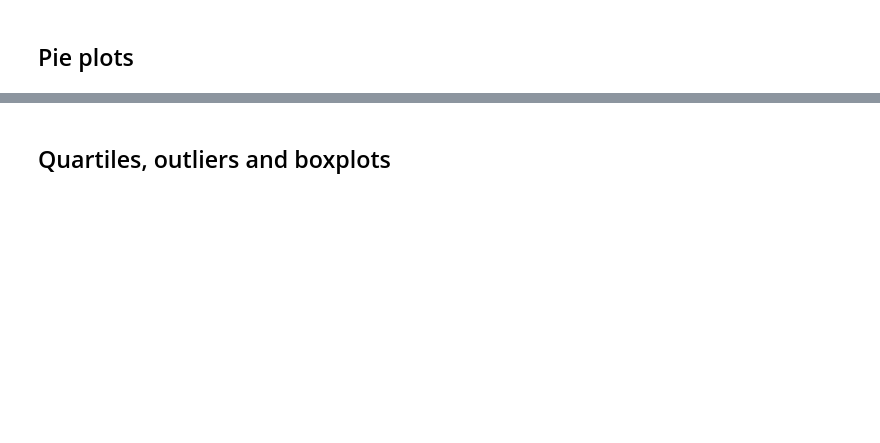
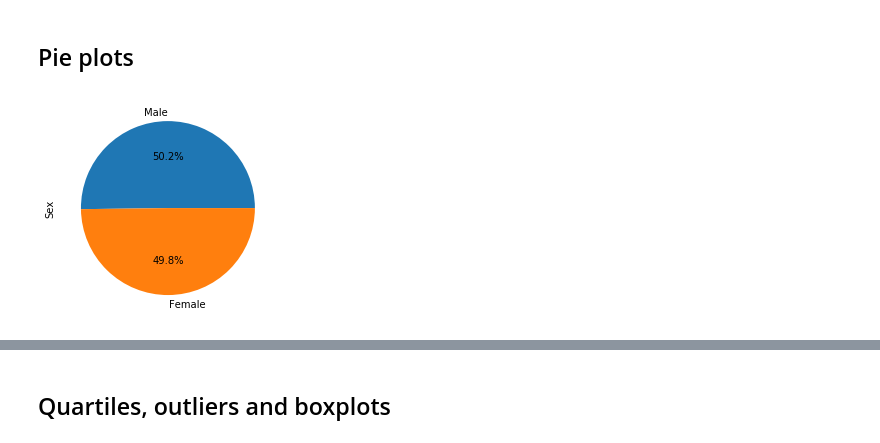
Before and after one commit to Soumya-Patil/MatPlotlib-Challenge, a Jupyter notebook: Pymaceuticals/pymaceuticals.ipynb, the cells around one changed output, grey strips where cells are left out. Cells and saved outputs as stored; diff of their text form; code cells hidden in the pictures; blank space fills up the shorter version.

```diff
--- a/Pymaceuticals/pymaceuticals.ipynb
+++ b/Pymaceuticals/pymaceuticals.ipynb
@@ -80,3 +171,10 @@ final_summary.set_index('Drug Regimen')
 ## Pie plots
 # %%
 # Generate a pie plot showing the distribution of female versus male mice using pandas
+counts = mouse_metadata.Sex.value_counts()
+counts.plot(kind = 'pie',autopct = '%1.1f%%')
+plt.show()
+#grouped_regimen = pd.DataFrame(grouped)
+#grouped_regimen.plot.pie(y ='Mouse ID')
+# %% [output]
+[figure, added]
```
Also changed, not shown: parts of 18 cells of this notebook.
